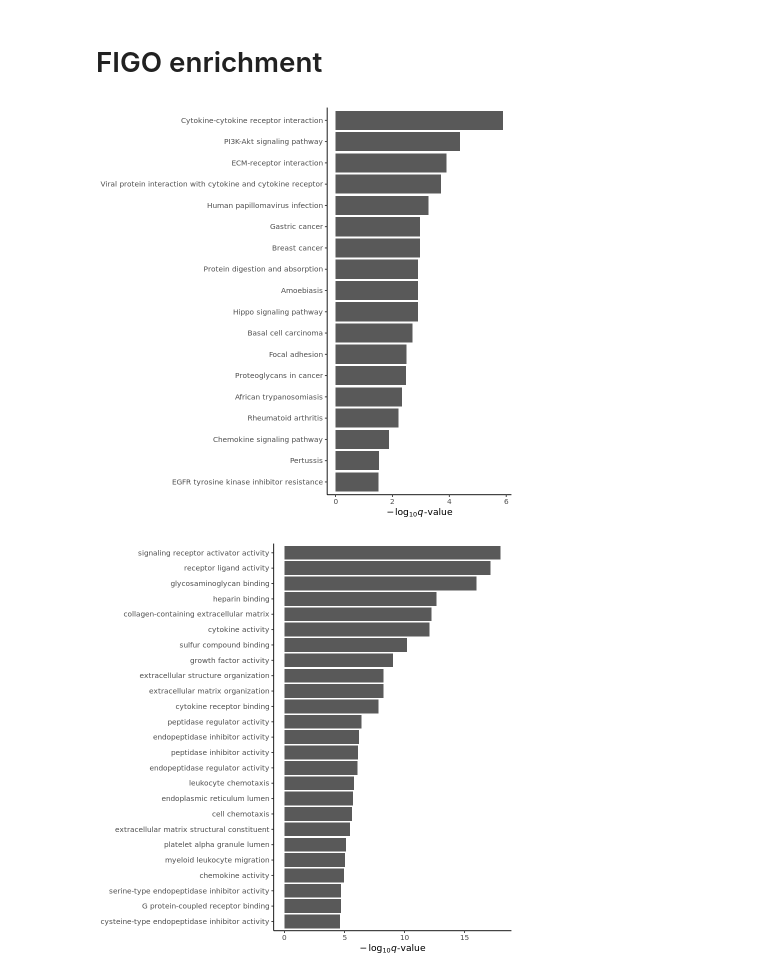
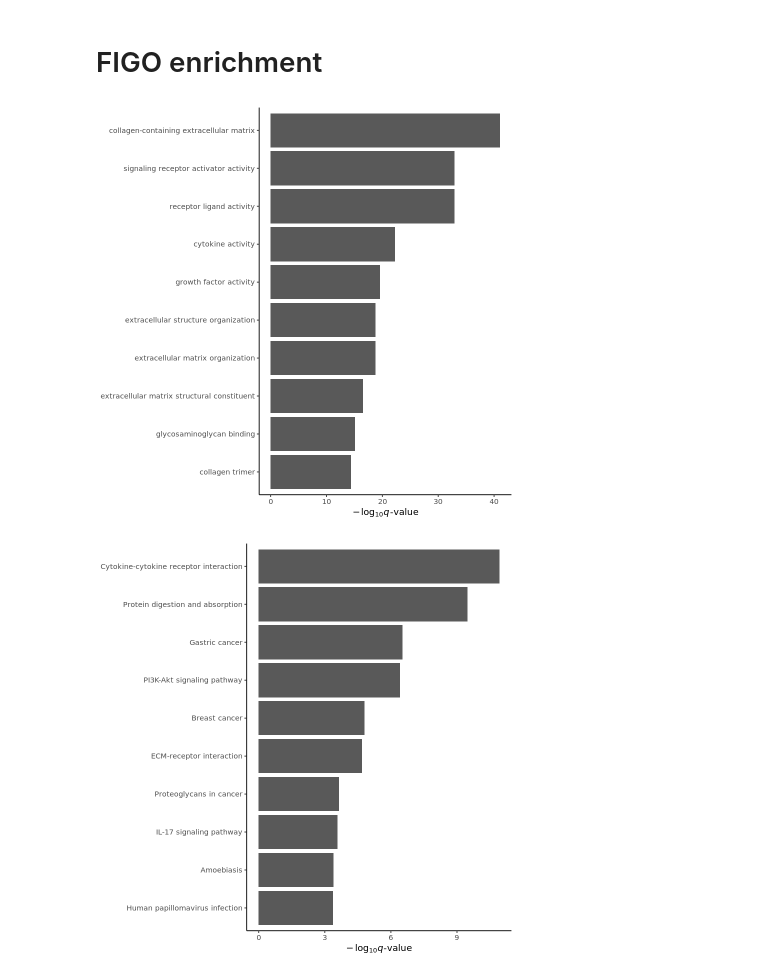
Before and after one commit to fogg-lab/characterizing-ecm-transcriptome-of-endometriosis, a Jupyter notebook: figures/ea_results_vis.ipynb, the cells around one changed output. Drawn from its saved outputs; the diff is of its cells as text; code cells hidden in the pictures.

Commit message:
Enrichment and overlap analyses redone.

```diff
--- a/figures/ea_results_vis.ipynb
+++ b/figures/ea_results_vis.ipynb
@@ -19,23 +19,27 @@ dirs <- rutils::get_dev_directories(dev_paths_file = "../dev_paths.txt")
 projects <- c("CESC", "UCS", "UCEC")
 unified_dsets <- c("unified_cervical_data", "unified_uterine_data", "unified_uterine_endometrial_data")
 # %%
-dset_idx <- 3
+dset_idx <- 2
 # %%
 text_size <- 11
 guide_size <- 1
 family <- "arial"
 dpi <- 320
-ht <- 4
+ht <- 3
 wd <- 6
 
-top_n <- 25
+top_n <- 10
 # %%
+deg_go_df <- read_tsv(paste0(dirs$analysis_dir, "/enrichment/", unified_dsets[dset_idx], "_deg_go.tsv"))
 deg_kegg_df <- read_tsv(paste0(dirs$analysis_dir, "/enrichment/", unified_dsets[dset_idx], "_deg_kegg.tsv"))
-deg_go_df <- read_tsv(paste0(dirs$analysis_dir, "/enrichment/", unified_dsets[dset_idx], "_deg_go.tsv"))
+demg_go_df <- read_tsv(paste0(dirs$analysis_dir, "/enrichment/", unified_dsets[dset_idx], "_demg_go.tsv"))
 demg_kegg_df <- read_tsv(paste0(dirs$analysis_dir, "/enrichment/", unified_dsets[dset_idx], "_demg_kegg.tsv"))
-demg_go_df <- read_tsv(paste0(dirs$analysis_dir, "/enrichment/", unified_dsets[dset_idx], "_demg_go.tsv"))
-umsmg_demg_kegg_df <- read_tsv(paste0(dirs$analysis_dir, "/enrichment/", unified_dsets[dset_idx], "_umsmg_demg_kegg.tsv"))
-umsmg_demg_go_df <- read_tsv(paste0(dirs$analysis_dir, "/enrichment/", unified_dsets[dset_idx], "_umsmg_demg_go.tsv"))
-nsmg_demg_kegg_df <- read_tsv(paste0(dirs$analysis_dir, "/enrichment/", unified_dsets[dset_idx], "_nsmg_demg_kegg.tsv"))
-nsmg_demg_go_df <- read_tsv(paste0(dirs$analysis_dir, "/enrichment/", unified_dsets[dset_idx], "_nsmg_demg_go.tsv"))
+figo_go_df <- read_tsv(paste0(dirs$analysis_dir, "/enrichment/", unified_dsets[dset_idx], "_figo_go.tsv"))
+figo_kegg_df <- read_tsv(paste0(dirs$analysis_dir, "/enrichment/", unified_dsets[dset_idx], "_figo_kegg.tsv"))
+survival_go_df <- read_tsv(paste0(dirs$analysis_dir, "/enrichment/", unified_dsets[dset_idx], "_survival_go.tsv"))
+
+# No survival KEGG results for UCEC
+if (dset_idx != 3) {
+    survival_kegg_df <- read_tsv(paste0(dirs$analysis_dir, "/enrichment/", unified_dsets[dset_idx], "_survival_kegg.tsv"))
+}
 # %% [output]
@@ -95,17 +99,11 @@ ggsave(paste0(dirs$figures_dir, "/enrichment/", unified_dsets[dset_idx], "_demg_
 # %% [markdown]
 # FIGO enrichment
 # %%
-ea_plot(umsmg_demg_kegg_df, top = top_n)
-ggsave(paste0(dirs$figures_dir, "/enrichment/", unified_dsets[dset_idx], "_umsmg_demg_kegg.png"), last_plot(), height = ht, width = wd, dpi = dpi)
+ea_plot(figo_go_df, top = top_n)
+ggsave(paste0(dirs$figures_dir, "/enrichment/", unified_dsets[dset_idx], "_figo_go.png"), last_plot(), height = ht, width = wd, dpi = dpi)
 
-ea_plot(umsmg_demg_go_df, top = top_n)
-ggsave(paste0(dirs$figures_dir, "/enrichment/", unified_dsets[dset_idx], "_umsmg_demg_go.png"), last_plot(), height = ht, width = wd, dpi = dpi)
-
-ea_plot(nsmg_demg_kegg_df, top = top_n)
-ggsave(paste0(dirs$figures_dir, "/enrichment/", unified_dsets[dset_idx], "_nsmg_demg_kegg.png"), last_plot(), height = ht, width = wd, dpi = dpi)
-
-ea_plot(nsmg_demg_go_df, top = top_n)
-ggsave(paste0(dirs$figures_dir, "/enrichment/", unified_dsets[dset_idx], "_nsmg_demg_go.png"), last_plot(), height = ht, width = wd, dpi = dpi)
+ea_plot(figo_kegg_df, top = top_n)
+ggsave(paste0(dirs$figures_dir, "/enrichment/", unified_dsets[dset_idx], "_figo_kegg.png"), last_plot(), height = ht, width = wd, dpi = dpi)
 # %% [output]
-[figure, old version]
+[figure, new version]
-[figure, old version]
+[figure, new version]
```
Also changed, not shown: parts of 7 cells of this notebook, 3 other files.
